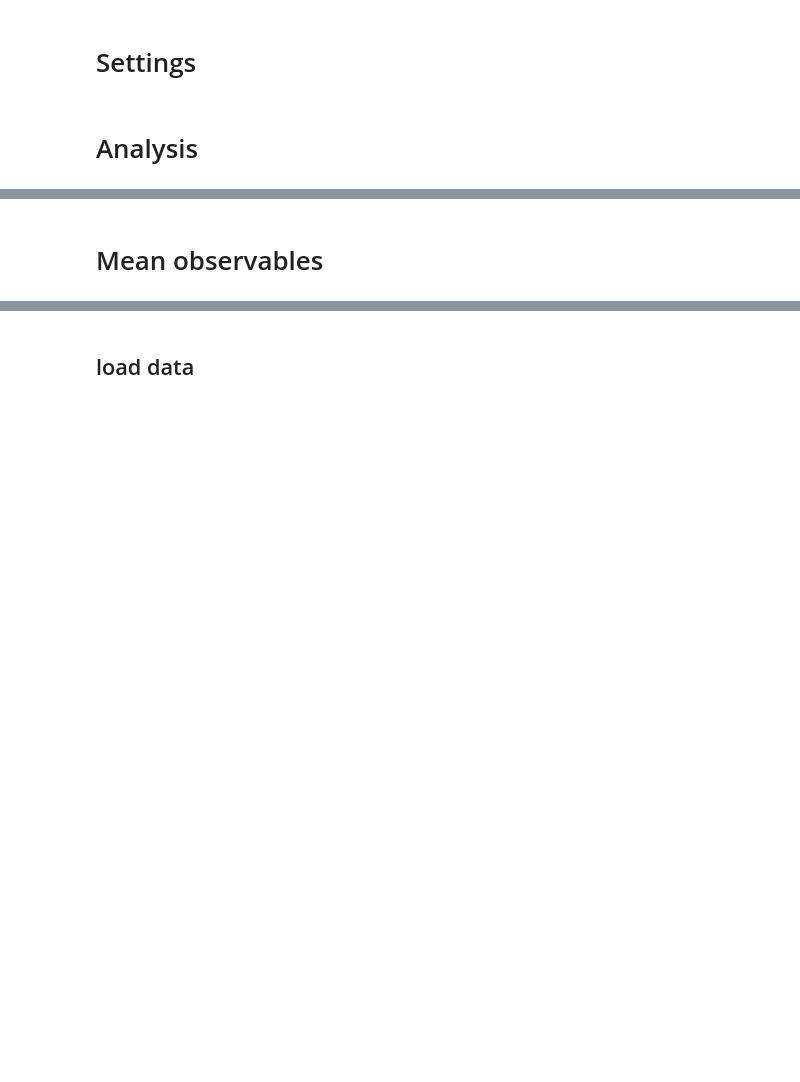
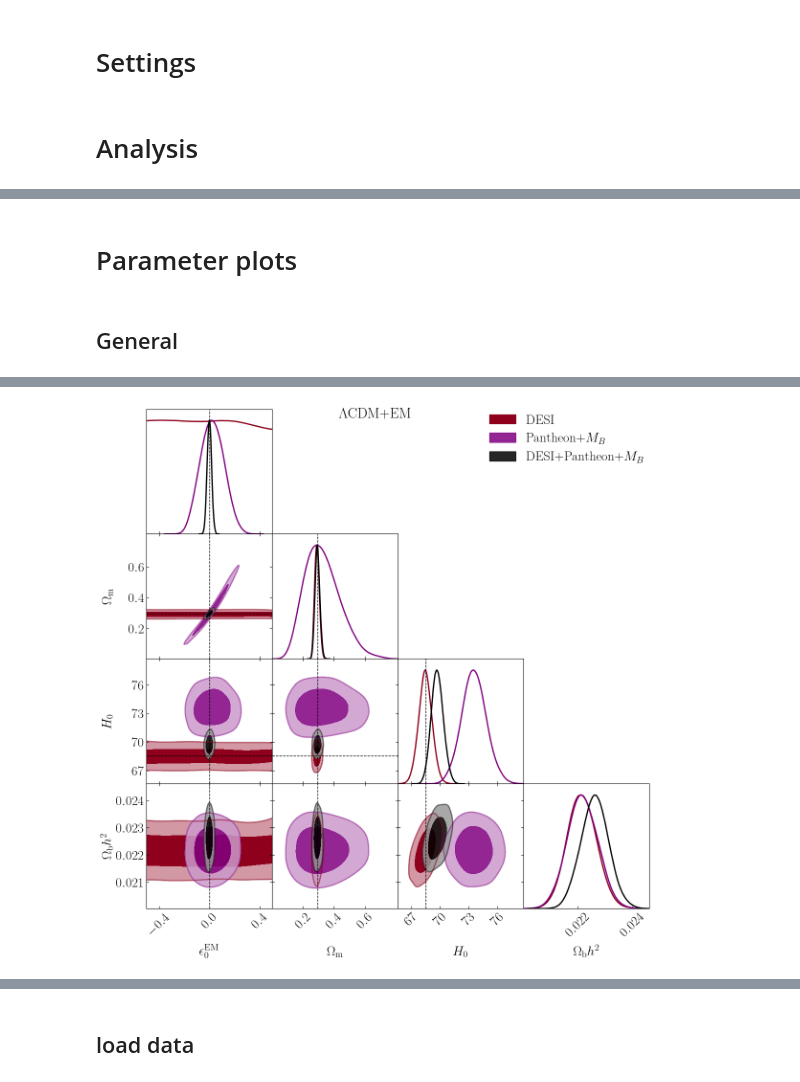
Before and after one commit to chiaradeleo1/CANDI, a Jupyter notebook: analysis.ipynb, the cells around one changed output, grey strips where cells are left out. Cells and saved outputs as stored; diff of their text form; code cells hidden in the pictures; blank space fills up the shorter version.

```diff
--- a/analysis.ipynb
+++ b/analysis.ipynb
@@ -47,7 +47,8 @@ bottomlegend = {'bbox_to_anchor': (0.35,-0.2),
 # Settings
 # %%
 DESI_LCDM = {'omegam': 0.2948,
-             'H0': 68.53}
+             'H0': 68.53,
+             'epsilon0_EM': 0.}
 
 fiducial = {'H0': 68.53,
             'omegam': 0.2948,
@@ -64,8 +65,6 @@ theory_settings = {'zmin': 0.001,
                    'Nz': 1000,
                    'zdrag': 1060}
 
-plot_pars = ['epsilon0_EM','omegam','H0']
-
 zplot = np.linspace(0.01,3,100)
 
 BAO_data = './data/DESI'
@@ -171,5 +172,6 @@ def analyze_results(name,info):
 
     return analysis
 # %%
-analyzed_results = {name: analyze_results(name,resdict) for name,resdict in results.items()}
+analyzed_results = {model: {name: analyze_results(name,resdict) for name,resdict in model_dict.items()}
+                    for model,model_dict in results.items()}
 # %% [output]
@@ -193,19 +196,27 @@ $\chi^2_\mathrm{BAOLike}   $ & $16.5\pm 2.0               $\\
+# %% [markdown]
+# Parameter plots
+# %% [markdown]
+## General
 # %%
-g = plots.get_subplot_plotter(subplot_size=1,width_inch=12, scaling=False)
-g.settings.figure_legend_frame = False
-g.settings.axes_fontsize=20
-g.settings.axes_labelsize=20
-g.settings.legend_fontsize=20
-g.settings.axis_marker_color = 'black'
-g.settings.axis_marker_ls = '--'
-g.settings.axis_marker_lw = 1
-g.settings.axis_tick_x_rotation = 45
-g.triangle_plot([result['MCsamples'] for result in analyzed_results.values()], plot_pars,
-    filled=[result['filled'] for result in analyzed_results.values()],
-    legend_loc='upper right',
-    legend_labels=[result for result in analyzed_results.keys()],
-    contour_colors=[result['color'] for result in analyzed_results.values()],
-    contour_lws=2,
-    markers={k:v for k,v in DESI_LCDM.items()})
-g.fig.align_ylabels()
-g.fig.align_xlabels();
+for model,model_dict in analyzed_results.items():
+    g = plots.get_subplot_plotter(subplot_size=1,width_inch=12, scaling=False)
+    g.settings.figure_legend_frame = False
+    g.settings.axes_fontsize=20
+    g.settings.axes_labelsize=20
+    g.settings.legend_fontsize=20
+    g.settings.axis_marker_color = 'black'
+    g.settings.axis_marker_ls = '--'
+    g.settings.axis_marker_lw = 1
+    g.settings.axis_tick_x_rotation = 45
+    g.triangle_plot([result['MCsamples'] for result in model_dict.values()],
+        ['epsilon0_EM','omegam','H0','ombh2'],
+        filled=[result['filled'] for result in model_dict.values()],
+        legend_loc='upper right',
+        legend_labels=[result for result in model_dict.keys()],
+        contour_colors=[result['color'] for result in model_dict.values()],
+        contour_lws=2,
+        markers={k:v for k,v in DESI_LCDM.items()})
+    plt.suptitle(model)
+    g.fig.align_ylabels()
+    g.fig.align_xlabels();
+# %% [output]
@@ -212,2 +224 @@ g.fig.align_xlabels();
+[figure, added]
-# %% [markdown]
-# Mean observables
```
Also changed, not shown: parts of 12 cells of this notebook.
